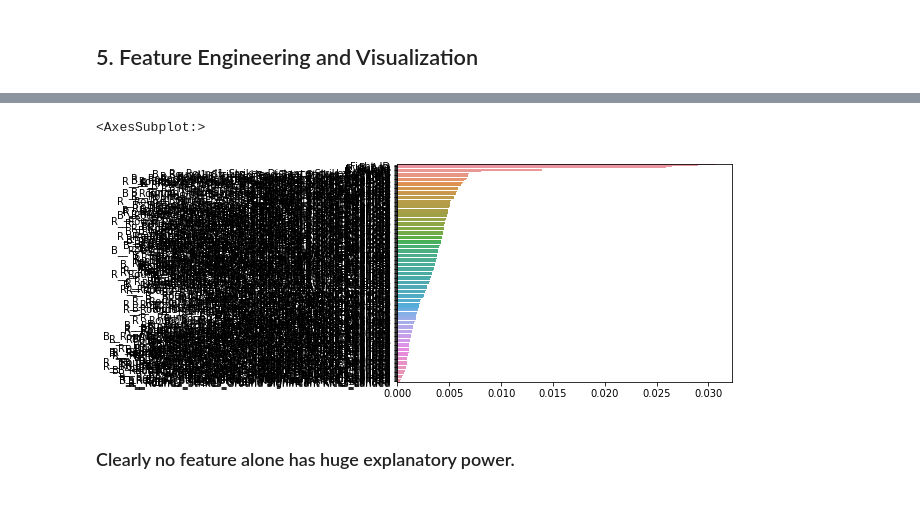
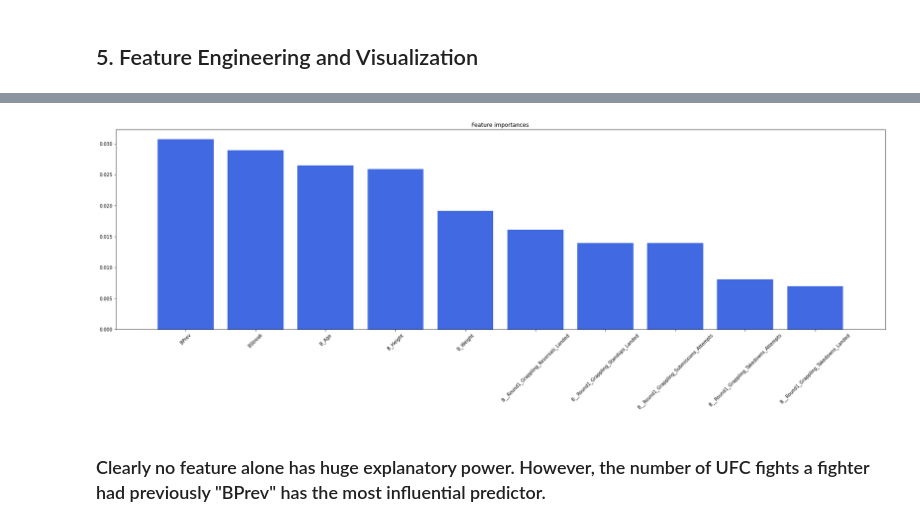
Before and after one commit to sont5413/UFC-Fight-Data, a Jupyter notebook: predicting-ufc-wins-from-historical-ufc-fight-data.ipynb, the cells around one changed output, grey strips where cells are left out. Drawn from its saved outputs; the diff is of its cells as text; code cells hidden in the pictures.

Commit message:
Kaggle Notebook | Predicting UFC Wins from Historical UFC Fight Data | Version 7

```diff
--- a/predicting-ufc-wins-from-historical-ufc-fight-data.ipynb
+++ b/predicting-ufc-wins-from-historical-ufc-fight-data.ipynb
@@ -250,7 +234,19 @@ Length: 266, dtype: float64
-# %%
-sns.barplot(x=features, y=features.index)
-# %% [output]
-<AxesSubplot:>
-[figure, removed]
+# %%
+features = pd.Series(rfc.feature_importances_, index=X_train.columns).sort_values(ascending=False)
+
+feature_names = [col for col in X_train]
+feature_importance = features
+indices = np.argsort(feature_importance)[::-1]
+n=10
+idx=indices[0:n]
+
+plt.figure(figsize=(30, 8))
+plt.title("Feature importances")
+plt.bar(range(n), feature_importance[idx], color="royalblue", align="center")
+plt.xticks(range(n), [feature_names[id] for id in idx], rotation = 45)
+plt.xlim([-1, n])
+plt.show()
+# %% [output]
+[figure, added]
 # %% [markdown]
-### Clearly no feature alone has huge explanatory power.
+### Clearly no feature alone has huge explanatory power. However, the number of UFC fights a fighter had previously "BPrev" has the most influential predictor.
```
Also changed, not shown: parts of 2 cells of this notebook.
